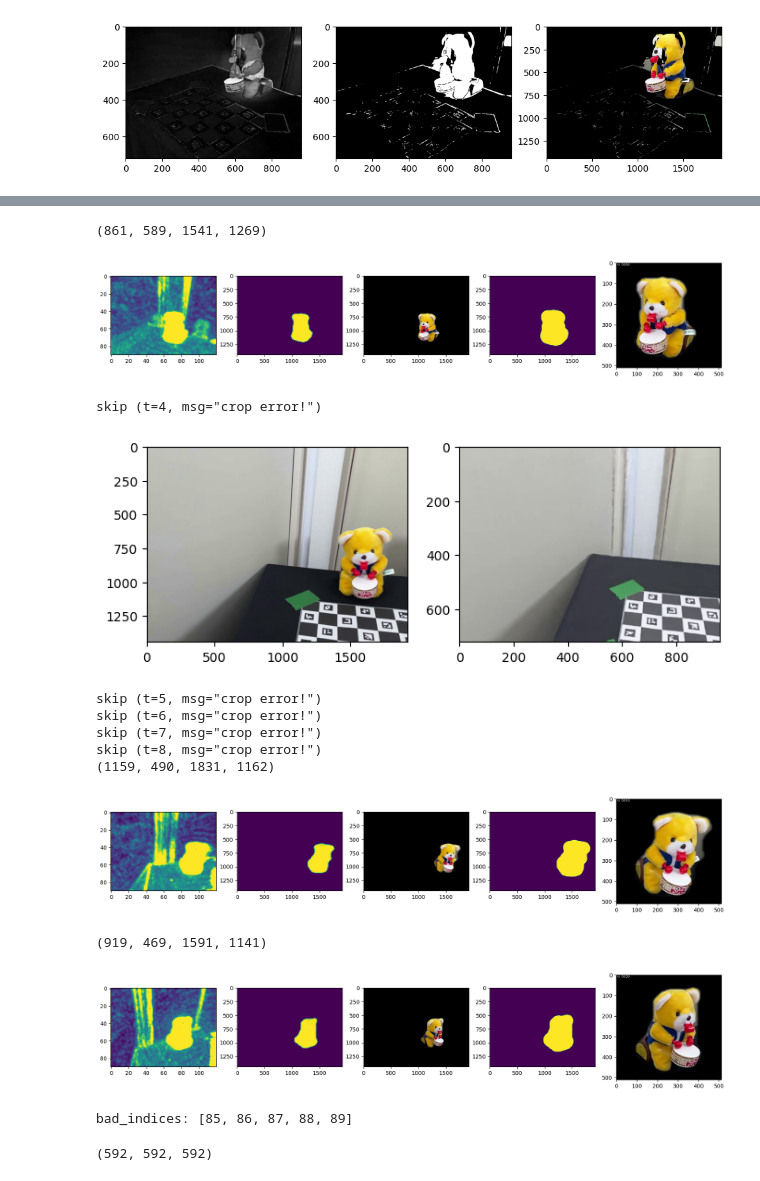
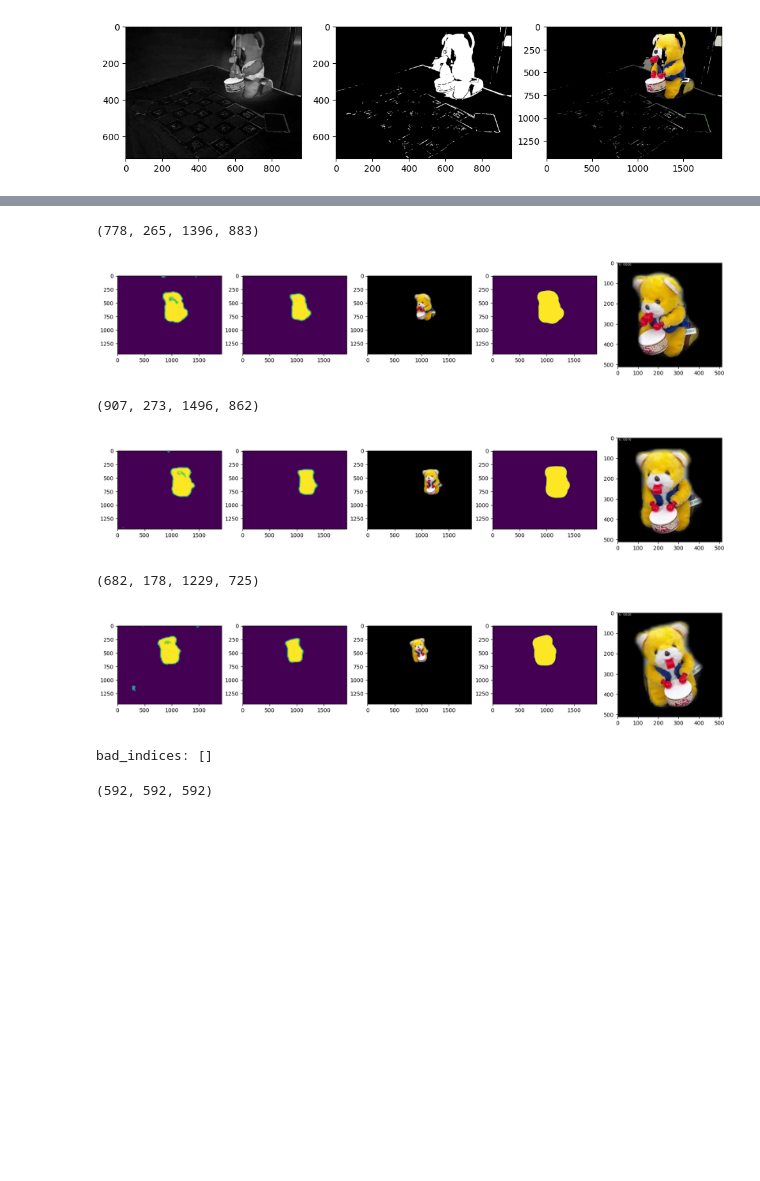
Before and after one commit to naruya/aruco, a Jupyter notebook: 6_remove_back.ipynb, the cells around one changed output, grey strips where cells are left out. Drawn from its saved outputs; the diff is of its cells as text; code cells hidden in the pictures; blank space fills up the shorter version.

```diff
--- a/6_remove_back.ipynb
+++ b/6_remove_back.ipynb
@@ -327,7 +327,7 @@ import pickle
 from utils import *
 from tqdm.notebook import tqdm
 
-main_real = imageio.mimread("temp_v9/main_real_000.mp4", memtest=False)
-main_pred = imageio.mimread("temp_v9/main_pred_000.mp4", memtest=False)
+main_real = imageio.mimread("temp/main_real_000.mp4", memtest=False)
+main_pred = imageio.mimread("temp/main_pred_000.mp4", memtest=False)
 print(len(main_real), main_real[0].shape, len(main_pred), main_pred[0].shape)
 # %% [output]
@@ -335,7 +335,7 @@ print(len(main_real), main_real[0].shape, len(main_pred), main_pred[0].shape)
 # %%
 with open('camera_undist.pkl', 'rb') as f:
     (mtx, dist) = pickle.load(f)
-with open('temp_v9/poses_000.pkl', 'rb') as f:
+with open('temp/poses_000.pkl', 'rb') as f:
     (indices, rvec_hist, tvec_hist) = pickle.load(f)
 print(len(rvec_hist), len(tvec_hist))
 # %% [output]
@@ -364,7 +364,7 @@ for t, (index, real, pred, rvec, tvec) in enumerate(
     R, _ = cv2.Rodrigues(rvec)
     T = tvec
 
-    wpos_target = np.float32([[0,0,0.075]])
+    wpos_target = np.float32([[0,0,0.065]])
     cpos_target = project_w2c(wpos_target, rvec, tvec, mtx, dist).astype(np.int16)
 
     wpos_board = np.float32([[3.5,-2,0], [3.5,-7,0], [-3.5,-7,0], [-3.5,-2,0]]) * sl
@@ -441,7 +441,7 @@ for t, (index, real, pred, rvec, tvec) in enumerate(
     R, _ = cv2.Rodrigues(rvec)
     T = tvec
 
-    wpos_target = np.float32([[0,0,0.075]])
+    wpos_target = np.float32([[0,0,0.065]])
     cpos_target = project_w2c(wpos_target, rvec, tvec, mtx, dist).astype(np.int16)
 
     wpos_board = np.float32([[3.5,-2,0], [3.5,-7,0], [-3.5,-7,0], [-3.5,-2,0]]) * sl
@@ -479,46 +479,40 @@ for t, (index, real, pred, rvec, tvec) in enumerate(
         # first failure in last some frames
         if index_prev == index - 1:
             plt.figure(figsize=(8,8))
             plt.subplot(1,2,1); plt.imshow(real_orig); plt.subplot(1,2,2); plt.imshow(pred_orig)
             plt.show()
         continue
 
     crop = cv2.putText(crop, "t: {:04}".format(t),
                        (5, 15), cv2.FONT_HERSHEY_PLAIN,
                        1, (255, 255, 255), 1, cv2.LINE_AA)
 
     view = np.concatenate([wpos_camera, wrot_camera])
 
     if t % 10 == 0:
         print((x0, y0, x1, y1))
         plt.figure(figsize=(20,20))
         plt.subplot(1,5,1); plt.imshow(diff)
         plt.subplot(1,5,2); plt.imshow(alpha)
         plt.subplot(1,5,3); plt.imshow(segm)
         plt.subplot(1,5,4); plt.imshow(mask_aux)
         plt.subplot(1,5,5); plt.imshow(crop)
         plt.show()
 
     views.append(view)
     frames.append(crop)
     index_prev = index
 
 print("bad_indices:", bad_indices)
 # imageio.mimwrite("temp/main_crop_000.mp4", frames, macro_block_size=8)
 # %% [output]
-(861, 589, 1541, 1269)
+(778, 265, 1396, 883)
-[figure, old version]
+[figure, new version]
-skip (t=4, msg="crop error!")
+(907, 273, 1496, 862)
-[figure, old version]
+[figure, new version]
-skip (t=5, msg="crop error!")
-skip (t=6, msg="crop error!")
-skip (t=7, msg="crop error!")
-skip (t=8, msg="crop error!")
-(1159, 490, 1831, 1162)
+(682, 178, 1229, 725)
-[figure, old version]
+[figure, new version]
-(919, 469, 1591, 1141)
+bad_indices: []
-[figure, removed]
-bad_indices: [85, 86, 87, 88, 89]
 # %%
 len(frames64), len(frames), len(views)
 # %% [output]
```
Also changed, not shown: parts of 3 cells of this notebook, 7 other files.
